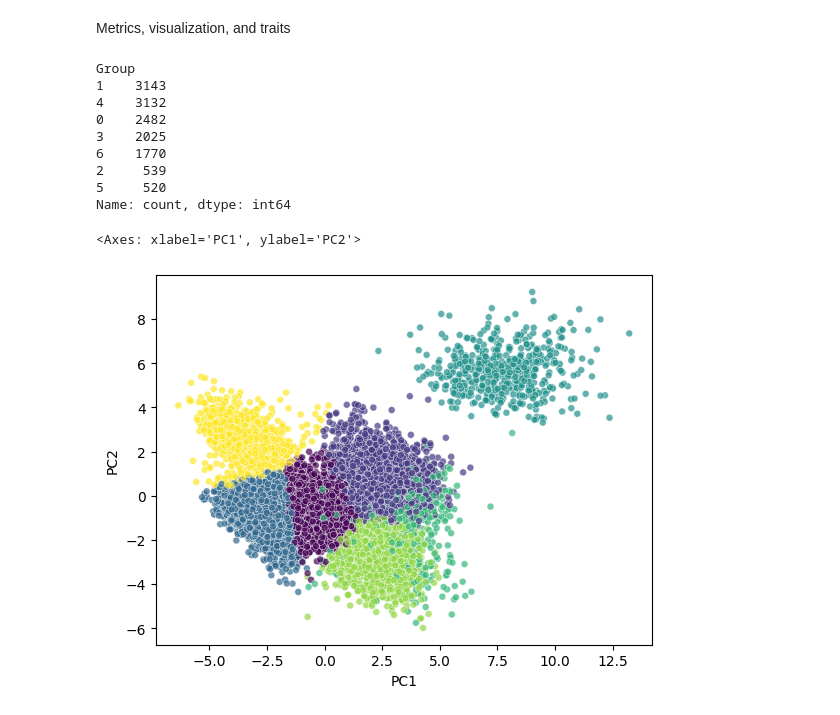
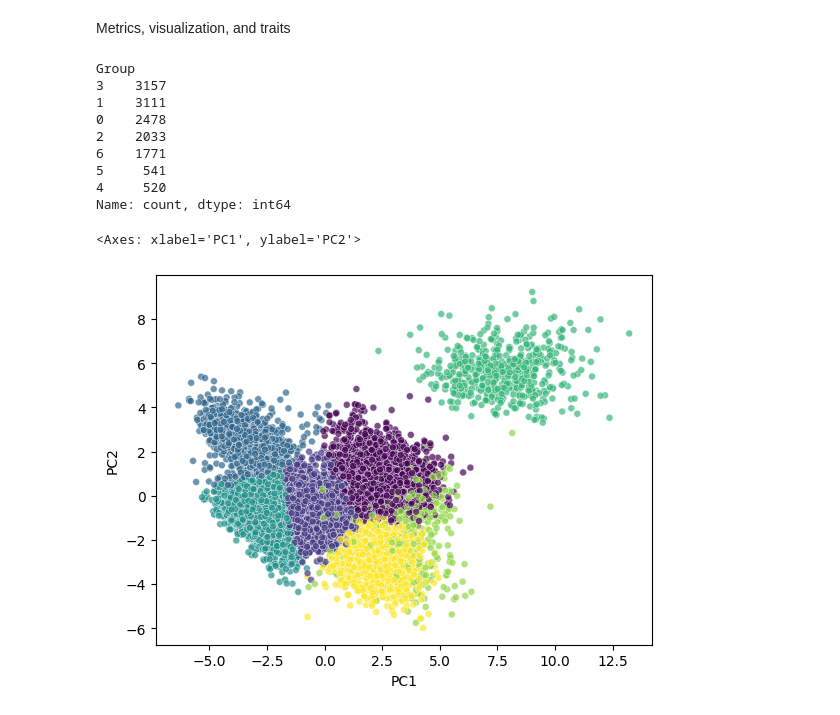
Before and after one commit to MelvinDacanay/ML_Project_1_And_2, a Jupyter notebook: Project_2/kmeans.ipynb, the cells around one changed output. Cells and saved outputs as stored; diff of their text form; code cells hidden in the pictures.

```diff
--- a/Project_2/kmeans.ipynb
+++ b/Project_2/kmeans.ipynb
@@ -16,0 +92,5 @@ x = df.iloc[:,:-1]
+# %%
+X = df.drop(columns=['sample_id', 'Class'])
+
+scaler = StandardScaler()
+X_scaled = scaler.fit_transform(X)
@@ -21,7 +113,7 @@ KMeans with normalization
 # %%
 # Kmeans Train the dataset on the data an output the groups
 
-x_kmeans = ss.fit_transform(x)
+x_kmeans = ss.fit_transform(X)
 SS_total = np.sum(((x_kmeans - x_kmeans.mean(axis=0)) ** 2))
 km = KMeans(n_clusters=7, random_state=41, n_init=10)
 labels = km.fit_predict(x_kmeans)
@@ -113,43 +234,40 @@ SS_in2 = km2.inertia_
 # %% [markdown]
 Metrics, visualization, and traits
 # %%
-explained_variance = 1 - SS_in2 / SS_total # 73.325%
+# explained_variance = 1 - SS_in2 / SS_total # 73.325%
 
 silhouette_score(x_kmeans_pca, df_k_means_pca['Group']) # .2595
 
 df_k_means_pca['Group'].value_counts() #Num Values in each group
 # %% [output]
 Group
-1    3143
-4    3132
-0    2482
-3    2025
-6    1770
-2     539
-5     520
+3    3157
+1    3111
+0    2478
+2    2033
+6    1771
+5     541
+4     520
 Name: count, dtype: int64
 # %%
-x_kmeans_2d_pca = pca_2d.fit_transform(df_k_means_pca)
-
+# Use the existing 2D PCA coordinates, but color by PCA K-Means labels
 df_kmeans_viz_2 = pd.DataFrame({
-    'PC1': x_kmeans_2d_pca[:, 0],
-    'PC2': x_kmeans_2d_pca[:, 1],
-    'Group': labels
+    'PC1': x_kmeans_2d[:, 0],
+    'PC2': x_kmeans_2d[:, 1],
+    'Group': labels_2
 })
 
-# Plot
-
 sb.scatterplot(
-    data=df_kmeans_viz,
+    data=df_kmeans_viz_2,
     x='PC1',
     y='PC2',
     hue='Group',
     palette='viridis',
     s=25,
     alpha=0.7,
     legend=False
 )
 # %% [output]
 <Axes: xlabel='PC1', ylabel='PC2'>
-[figure, old version]
+[figure, new version]
 # %%
```
Also changed, not shown: parts of 11 cells of this notebook, 7 other files.
